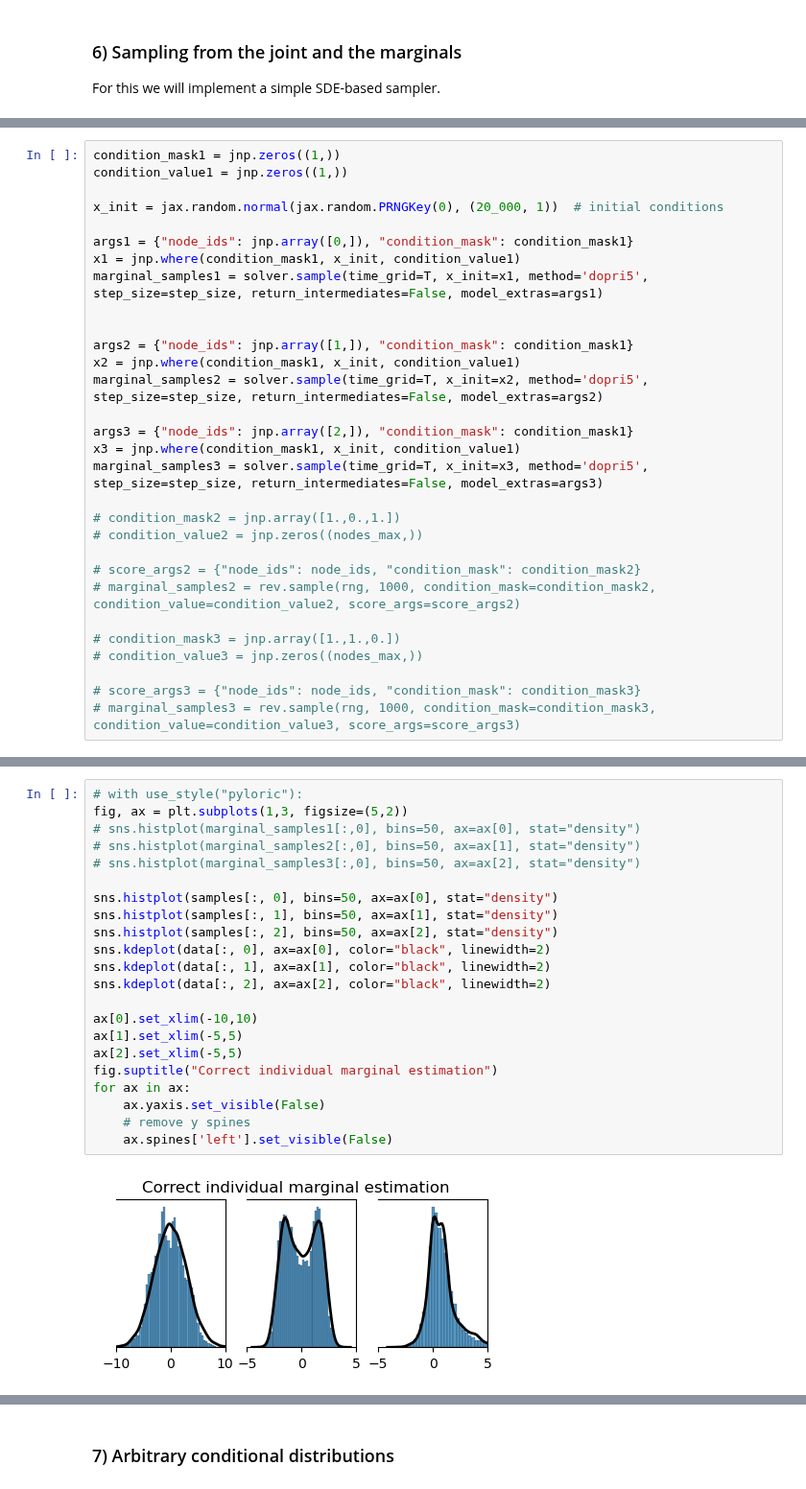
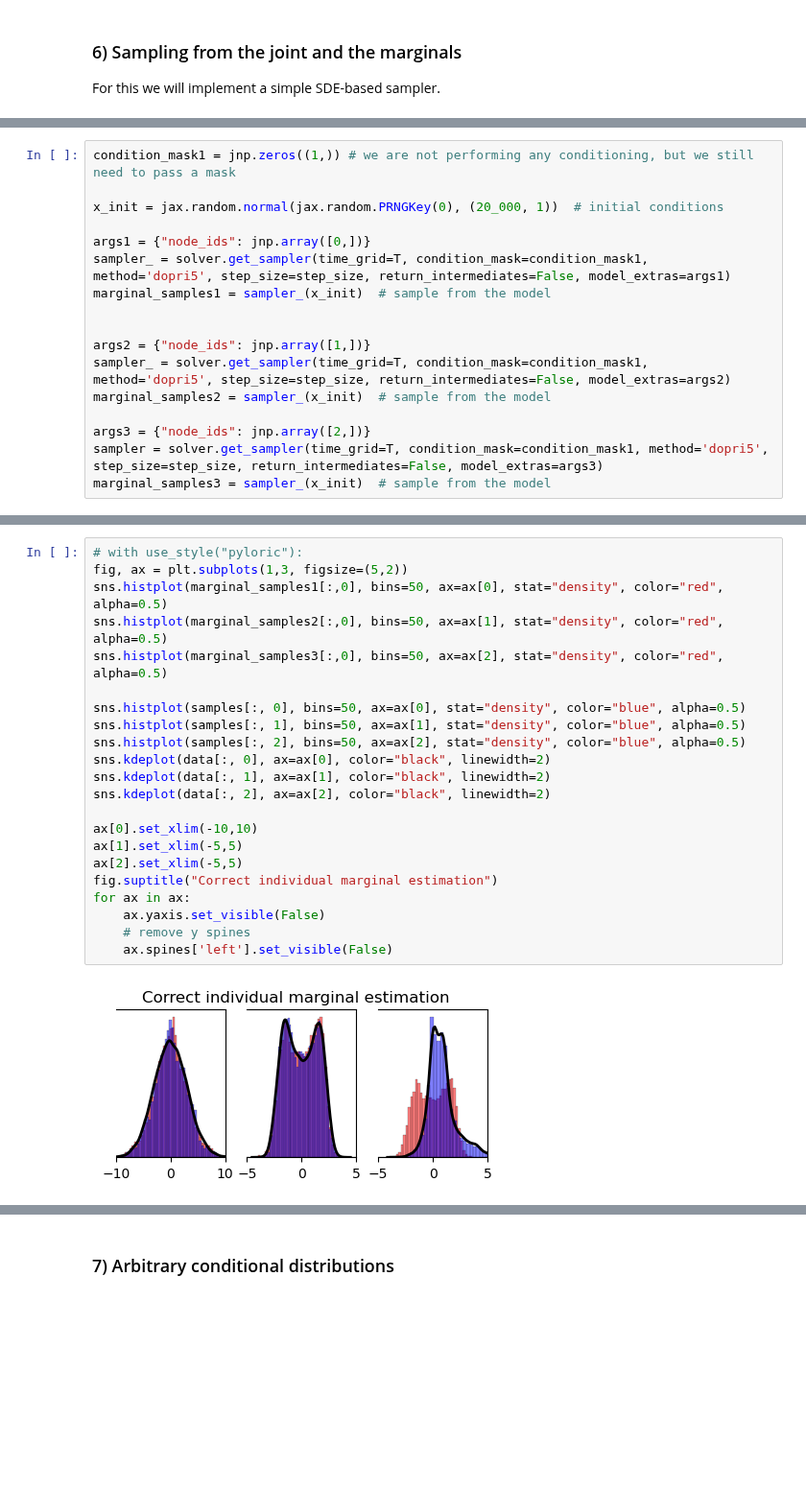
Before and after one commit to aurelio-amerio/gen-sbi, a Jupyter notebook: examples/sbi_example.ipynb, the cells around one changed output, grey strips where cells are left out. Shown at 96% size. Cells and saved outputs as stored; diff of their text form; blank space fills up the shorter version.

```diff
--- a/examples/sbi_example.ipynb
+++ b/examples/sbi_example.ipynb
@@ -305,30 +319,17 @@ fig,axes = pairplot(np.array(samples), figsize=(5,5), labels=["$\\theta_1$", "$x
 # %%
-condition_mask1 = jnp.zeros((1,))
-condition_value1 = jnp.zeros((1,))
+condition_mask1 = jnp.zeros((1,)) # we are not performing any conditioning, but we still need to pass a mask
 
 x_init = jax.random.normal(jax.random.PRNGKey(0), (20_000, 1))  # initial conditions
 
-args1 = {"node_ids": jnp.array([0,]), "condition_mask": condition_mask1}
-x1 = jnp.where(condition_mask1, x_init, condition_value1)
-marginal_samples1 = solver.sample(time_grid=T, x_init=x1, method='dopri5', step_size=step_size, return_intermediates=False, model_extras=args1)
+args1 = {"node_ids": jnp.array([0,])}
+sampler_ = solver.get_sampler(time_grid=T, condition_mask=condition_mask1, method='dopri5', step_size=step_size, return_intermediates=False, model_extras=args1)
+marginal_samples1 = sampler_(x_init)  # sample from the model
 
 
-args2 = {"node_ids": jnp.array([1,]), "condition_mask": condition_mask1}
-x2 = jnp.where(condition_mask1, x_init, condition_value1)
-marginal_samples2 = solver.sample(time_grid=T, x_init=x2, method='dopri5', step_size=step_size, return_intermediates=False, model_extras=args2)
+args2 = {"node_ids": jnp.array([1,])}
+sampler_ = solver.get_sampler(time_grid=T, condition_mask=condition_mask1, method='dopri5', step_size=step_size, return_intermediates=False, model_extras=args2)
+marginal_samples2 = sampler_(x_init)  # sample from the model
 
-args3 = {"node_ids": jnp.array([2,]), "condition_mask": condition_mask1}
-x3 = jnp.where(condition_mask1, x_init, condition_value1)
-marginal_samples3 = solver.sample(time_grid=T, x_init=x3, method='dopri5', step_size=step_size, return_intermediates=False, model_extras=args3)
-
-# condition_mask2 = jnp.array([1.,0.,1.])
-# condition_value2 = jnp.zeros((nodes_max,))
-
-# score_args2 = {"node_ids": node_ids, "condition_mask": condition_mask2}
-# marginal_samples2 = rev.sample(rng, 1000, condition_mask=condition_mask2, condition_value=condition_value2, score_args=score_args2)
-
-# condition_mask3 = jnp.array([1.,1.,0.])
-# condition_value3 = jnp.zeros((nodes_max,))
-
-# score_args3 = {"node_ids": node_ids, "condition_mask": condition_mask3}
-# marginal_samples3 = rev.sample(rng, 1000, condition_mask=condition_mask3, condition_value=condition_value3, score_args=score_args3)
+args3 = {"node_ids": jnp.array([2,])}
+sampler = solver.get_sampler(time_grid=T, condition_mask=condition_mask1, method='dopri5', step_size=step_size, return_intermediates=False, model_extras=args3)
+marginal_samples3 = sampler_(x_init)  # sample from the model
@@ -340,24 +336,24 @@ Array([0.13333169, 0.13333169, 0.13333169, ..., 0.13333169, 0.13333169,
 # %%
 # with use_style("pyloric"):
 fig, ax = plt.subplots(1,3, figsize=(5,2))
-# sns.histplot(marginal_samples1[:,0], bins=50, ax=ax[0], stat="density")
-# sns.histplot(marginal_samples2[:,0], bins=50, ax=ax[1], stat="density")
-# sns.histplot(marginal_samples3[:,0], bins=50, ax=ax[2], stat="density")
+sns.histplot(marginal_samples1[:,0], bins=50, ax=ax[0], stat="density", color="red", alpha=0.5)
+sns.histplot(marginal_samples2[:,0], bins=50, ax=ax[1], stat="density", color="red", alpha=0.5)
+sns.histplot(marginal_samples3[:,0], bins=50, ax=ax[2], stat="density", color="red", alpha=0.5)
 
-sns.histplot(samples[:, 0], bins=50, ax=ax[0], stat="density")
-sns.histplot(samples[:, 1], bins=50, ax=ax[1], stat="density")
-sns.histplot(samples[:, 2], bins=50, ax=ax[2], stat="density")
+sns.histplot(samples[:, 0], bins=50, ax=ax[0], stat="density", color="blue", alpha=0.5)
+sns.histplot(samples[:, 1], bins=50, ax=ax[1], stat="density", color="blue", alpha=0.5)
+sns.histplot(samples[:, 2], bins=50, ax=ax[2], stat="density", color="blue", alpha=0.5)
 sns.kdeplot(data[:, 0], ax=ax[0], color="black", linewidth=2)
 sns.kdeplot(data[:, 1], ax=ax[1], color="black", linewidth=2)
 sns.kdeplot(data[:, 2], ax=ax[2], color="black", linewidth=2)
 
 ax[0].set_xlim(-10,10)
 ax[1].set_xlim(-5,5)
 ax[2].set_xlim(-5,5)
 fig.suptitle("Correct individual marginal estimation")
 for ax in ax:
     ax.yaxis.set_visible(False)
     # remove y spines
     ax.spines['left'].set_visible(False)
 # %% [output]
-[figure, old version]
+[figure, new version]
```
Also changed, not shown: parts of 24 cells of this notebook, 4 other files.
